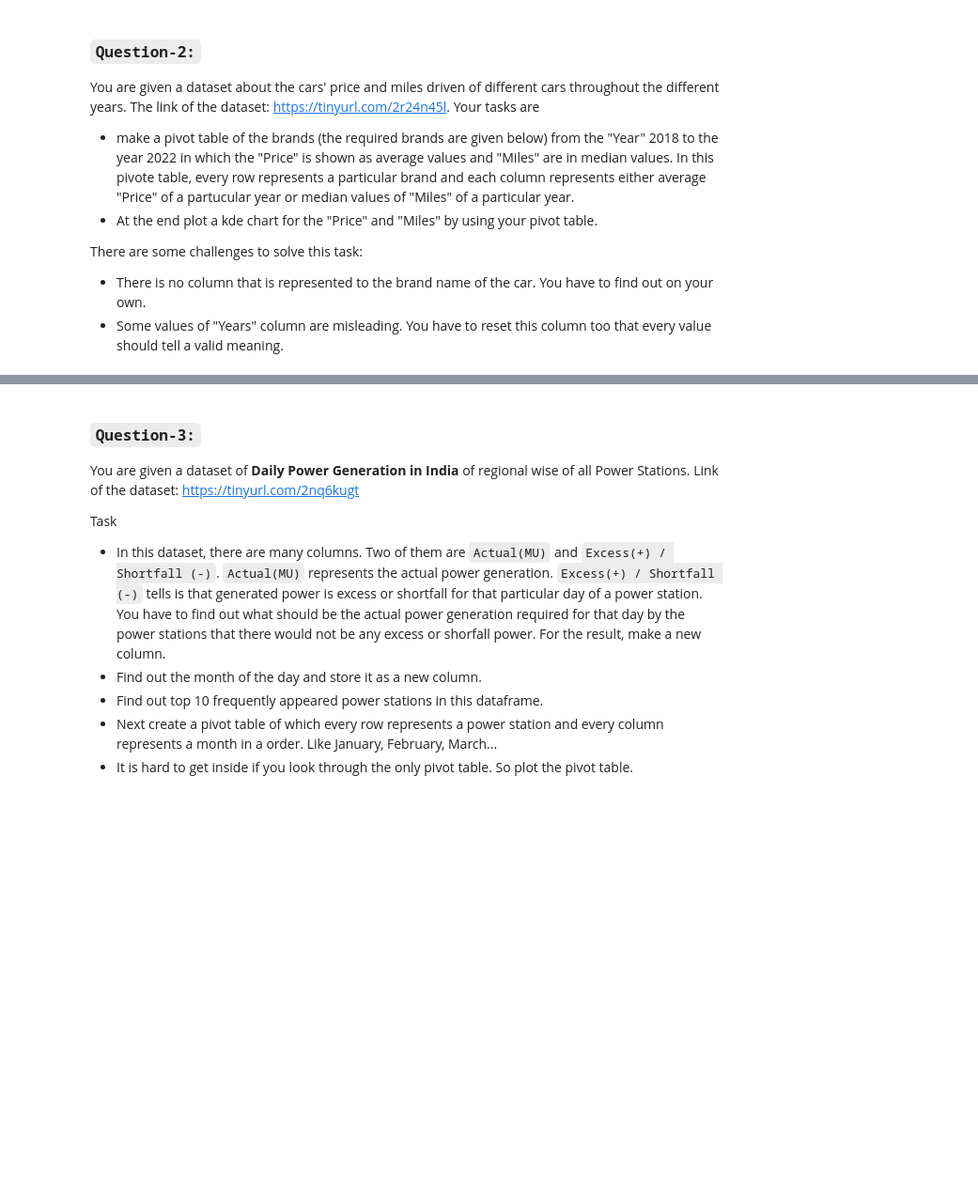
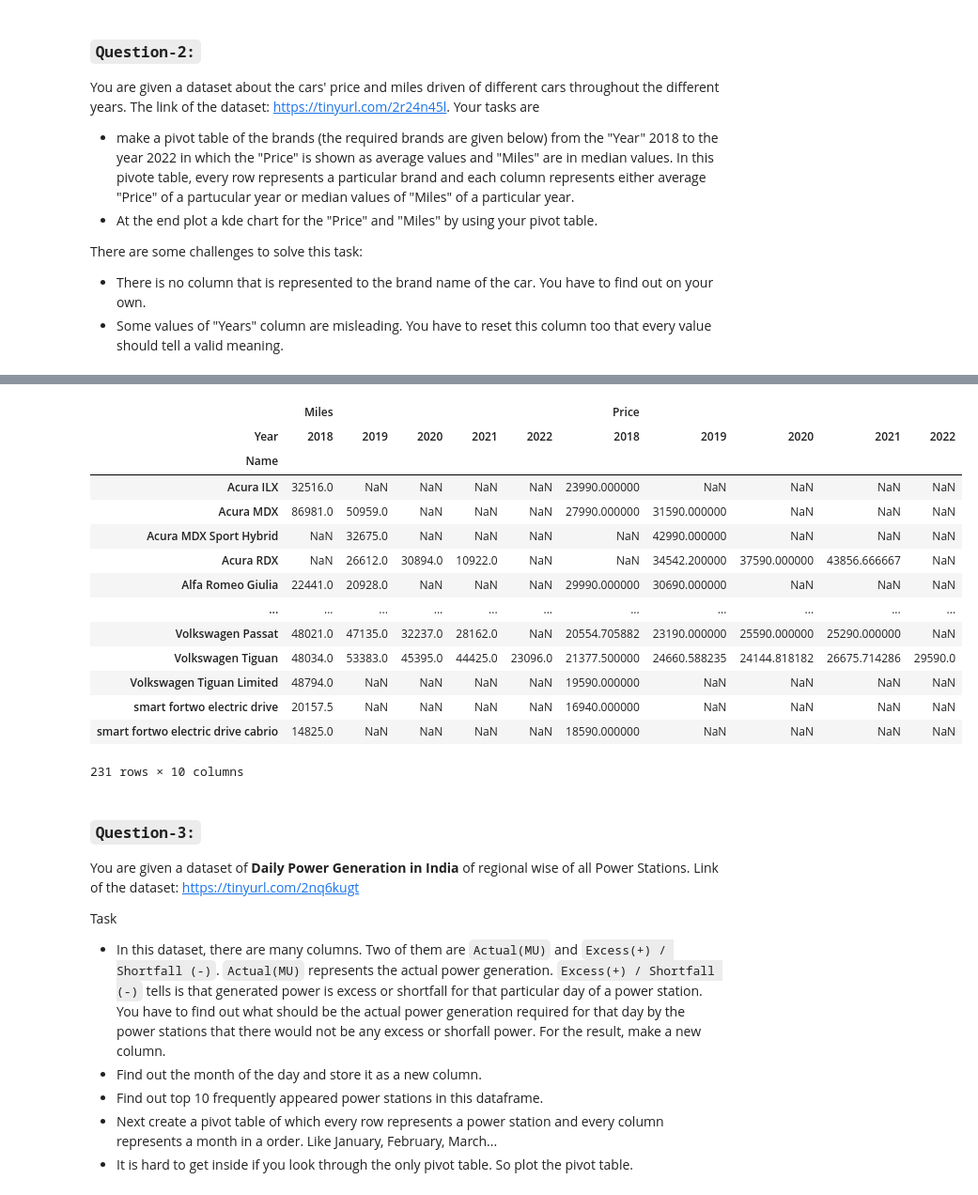
Before and after one commit to Akash11gavhane/Python, a Jupyter notebook: Pandas/task_22.ipynb, the cells around one changed output, grey strips where cells are left out. Shown at 94% size. Cells and saved outputs as stored; diff of their text form; code cells hidden in the pictures; blank space fills up the shorter version.

```diff
--- a/Pandas/task_22.ipynb
+++ b/Pandas/task_22.ipynb
@@ -67,3 +83,6 @@ There are some challenges to solve this task:
 - Some values of "Years" column are misleading. You have to reset this column too that every value should tell a valid meaning.
 # %%
 # code here
+
+cars = pd.read_csv("carvana - carvana.csv")
+cars
@@ -70,3 +103,26 @@ There are some challenges to solve this task:
+# %%
+filtered_df = cars[(cars['Year'] >= 2018) & (cars['Year'] <= 2022)]
+
+# Create the pivot table
+pivot_table = pd.pivot_table(filtered_df, values=['Price', 'Miles'], index='Name', columns='Year', aggfunc={'Price': 'mean', 'Miles': 'median'})
+
+pivot_table
+# %% [output]
+|  | Miles |  |  |  |  | Price |  |  |  |  |
+| Year | 2018 | 2019 | 2020 | 2021 | 2022 | 2018 | 2019 | 2020 | 2021 | 2022 |
+| Name |  |  |  |  |  |  |  |  |  |  |
+| Acura ILX | 32516.0 | NaN | NaN | NaN | NaN | 23990.000000 | NaN | NaN | NaN | NaN |
+| Acura MDX | 86981.0 | 50959.0 | NaN | NaN | NaN | 27990.000000 | 31590.000000 | NaN | NaN | NaN |
+| Acura MDX Sport Hybrid | NaN | 32675.0 | NaN | NaN | NaN | NaN | 42990.000000 | NaN | NaN | NaN |
+| Acura RDX | NaN | 26612.0 | 30894.0 | 10922.0 | NaN | NaN | 34542.200000 | 37590.000000 | 43856.666667 | NaN |
+| Alfa Romeo Giulia | 22441.0 | 20928.0 | NaN | NaN | NaN | 29990.000000 | 30690.000000 | NaN | NaN | NaN |
+| ... | ... | ... | ... | ... | ... | ... | ... | ... | ... | ... |
+| Volkswagen Passat | 48021.0 | 47135.0 | 32237.0 | 28162.0 | NaN | 20554.705882 | 23190.000000 | 25590.000000 | 25290.000000 | NaN |
+| Volkswagen Tiguan | 48034.0 | 53383.0 | 45395.0 | 44425.0 | 23096.0 | 21377.500000 | 24660.588235 | 24144.818182 | 26675.714286 | 29590.0 |
+| Volkswagen Tiguan Limited | 48794.0 | NaN | NaN | NaN | NaN | 19590.000000 | NaN | NaN | NaN | NaN |
+| smart fortwo electric drive | 20157.5 | NaN | NaN | NaN | NaN | 16940.000000 | NaN | NaN | NaN | NaN |
+| smart fortwo electric drive cabrio | 14825.0 | NaN | NaN | NaN | NaN | 18590.000000 | NaN | NaN | NaN | NaN |
+231 rows × 10 columns
 # %% [markdown]
 ### `Question-3:`
 
```
Also changed, not shown: parts of 4 cells of this notebook, 3 other files.
